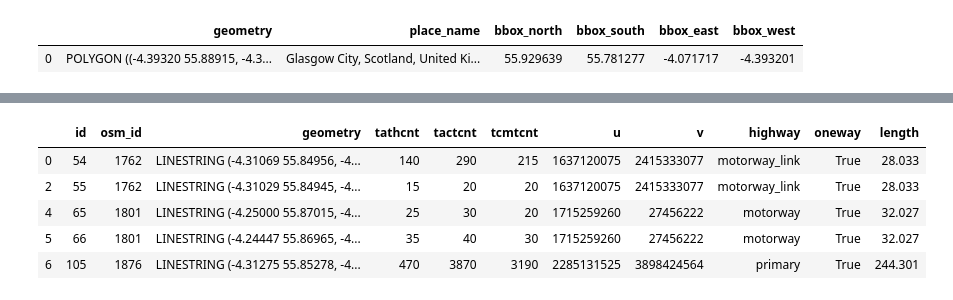
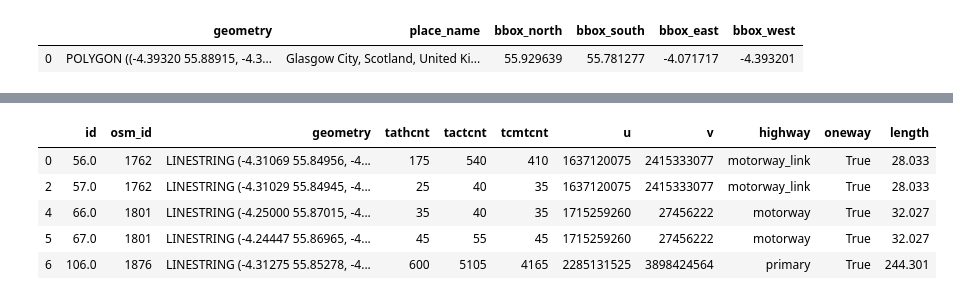
Before and after one commit to peterlzhang/better-bike-share, a Jupyter notebook: strava_EDA/strava_EDA.ipynb, the cells around one changed output, grey strips where cells are left out. Drawn from its saved outputs; the diff is of its cells as text; code cells hidden in the pictures.

Commit message:
updated strava EDA to run on EC2

```diff
--- a/strava_EDA/strava_EDA.ipynb
+++ b/strava_EDA/strava_EDA.ipynb
@@ -172,3 +12,13 @@ total_edge_count = pd.read_csv(filepath + 'glasgow_2015_ride_edge_rollup_total.c
+# %%
+place = 'Glasgow City, Scotland, UK'
+
+filepath = '/home/ubuntu/strava_data/ubdc_data/Datasets/Strava Metro Assorted/strava_metro_glasgow_2017/'
+
+
+glasgow_edges = gpd.read_file(filepath + 'glasgow_1k_edges_2017.shp')
+
+# hourly_edge_count = pd.read_csv(filepath + 'glasgow_2017_ride_edge_alignment_hourly.csv')
+total_edge_count = pd.read_csv(filepath + 'glasgow_2017_ride_edge_rollup_year_total.csv')
 # %%
 city = ox.gdf_from_place(place)
 
@@ -190,17 +59,17 @@ city
 # %%
 # merge dataframes into a single one for testing
-df1 = glasgow_edges_2015[['id','osm_id','geometry']].merge(total_edge_count[['edge_id','tathcnt','tactcnt','tcmtcnt']], left_on='id', right_on='edge_id', how='inner')
+df1 = glasgow_edges[['id','osm_id','geometry']].merge(total_edge_count[['edge_id','tathcnt','tactcnt','tcmtcnt']], left_on='id', right_on='edge_id', how='inner')
 df2 = df1.merge(streets[['u','v','osmid','highway','oneway','length']],left_on='osm_id', right_on='osmid', how='inner')
 
 df2 = df2.drop_duplicates(subset='edge_id', keep='first')
 df2 = df2.drop(columns=['edge_id','osmid'])
 
 strava_street_counts = df2.copy()
 strava_street_counts.head()
 # %% [output]
 |  | id | osm_id | geometry | tathcnt | tactcnt | tcmtcnt | u | v | highway | oneway | length |
-| 0 | 54 | 1762 | LINESTRING (-4.31069 55.84956, -4... | 140 | 290 | 215 | 1637120075 | 2415333077 | motorway_link | True | 28.033 |
-| 2 | 55 | 1762 | LINESTRING (-4.31029 55.84945, -4... | 15 | 20 | 20 | 1637120075 | 2415333077 | motorway_link | True | 28.033 |
-| 4 | 65 | 1801 | LINESTRING (-4.25000 55.87015, -4... | 25 | 30 | 20 | 1715259260 | 27456222 | motorway | True | 32.027 |
-| 5 | 66 | 1801 | LINESTRING (-4.24447 55.86965, -4... | 35 | 40 | 30 | 1715259260 | 27456222 | motorway | True | 32.027 |
-| 6 | 105 | 1876 | LINESTRING (-4.31275 55.85278, -4... | 470 | 3870 | 3190 | 2285131525 | 3898424564 | primary | True | 244.301 |
+| 0 | 56.0 | 1762 | LINESTRING (-4.31069 55.84956, -4... | 175 | 540 | 410 | 1637120075 | 2415333077 | motorway_link | True | 28.033 |
+| 2 | 57.0 | 1762 | LINESTRING (-4.31029 55.84945, -4... | 25 | 40 | 35 | 1637120075 | 2415333077 | motorway_link | True | 28.033 |
+| 4 | 66.0 | 1801 | LINESTRING (-4.25000 55.87015, -4... | 35 | 40 | 35 | 1715259260 | 27456222 | motorway | True | 32.027 |
+| 5 | 67.0 | 1801 | LINESTRING (-4.24447 55.86965, -4... | 45 | 55 | 45 | 1715259260 | 27456222 | motorway | True | 32.027 |
+| 6 | 106.0 | 1876 | LINESTRING (-4.31275 55.85278, -4... | 600 | 5105 | 4165 | 2285131525 | 3898424564 | primary | True | 244.301 |
```
Also changed, not shown: parts of 10 cells of this notebook, 2 other files.
